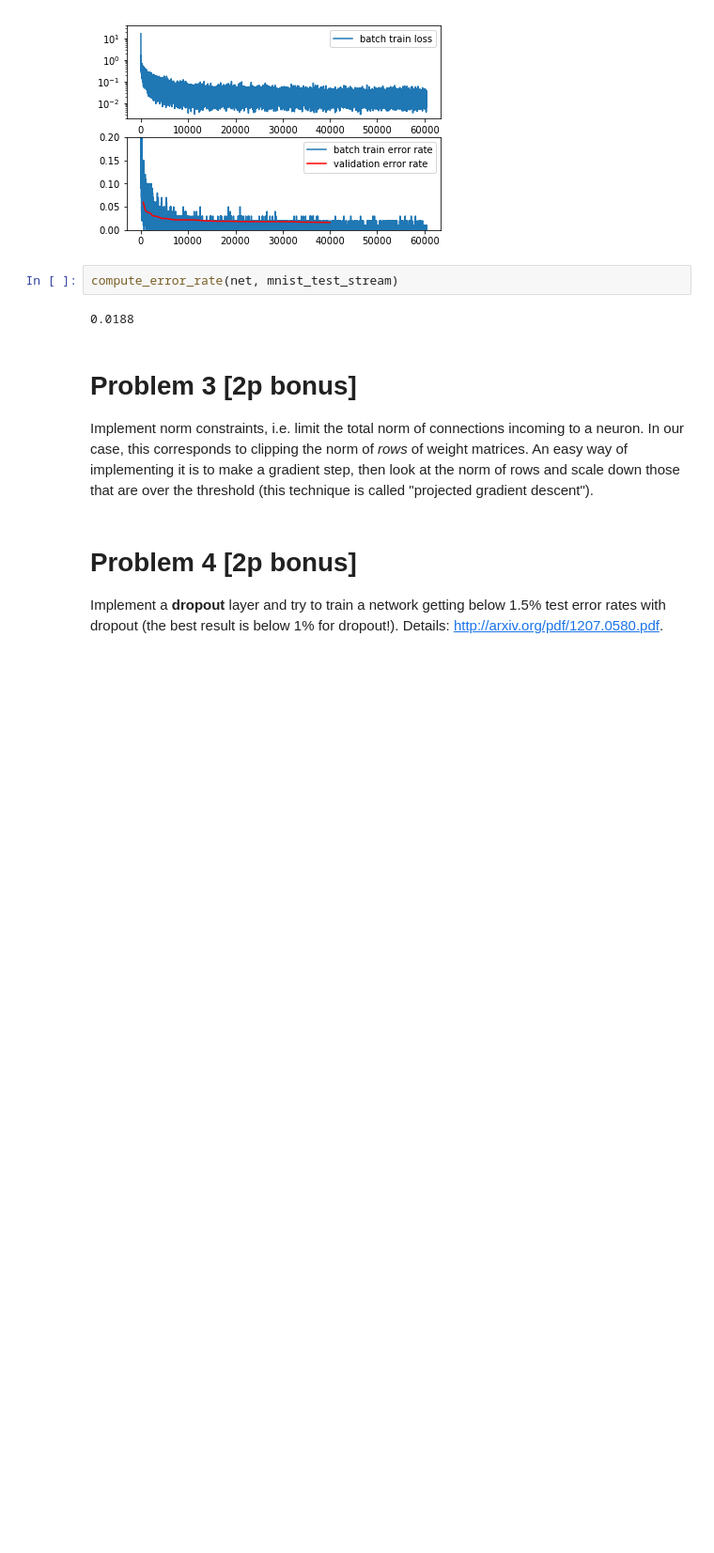
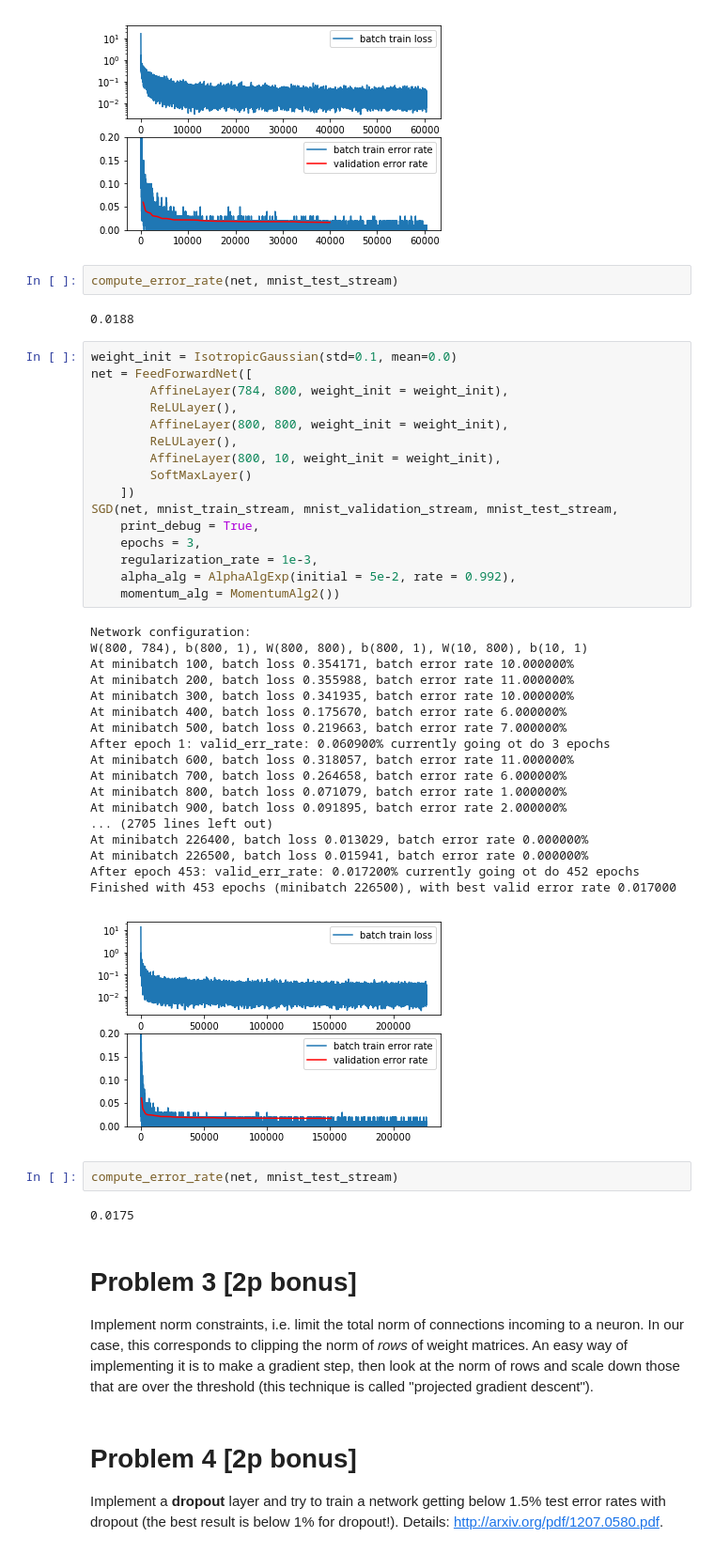
Before and after one commit to swistak35/nn_assignments, a Jupyter notebook: assignment5/Assignment5.ipynb, the cells around one changed output. Shown at 94% size. Saved outputs shown, nothing was run; the diff lists cells and outputs as text; blank space fills up the shorter version.

```diff
--- a/assignment5/Assignment5.ipynb
+++ b/assignment5/Assignment5.ipynb
@@ -617,6 +619,45 @@ Finished with 121 epochs (minibatch 60500), with best valid error rate 0.016300
 compute_error_rate(net, mnist_test_stream)
 # %% [output]
 0.0188
+# %%
+weight_init = IsotropicGaussian(std=0.1, mean=0.0)
+net = FeedForwardNet([
+        AffineLayer(784, 800, weight_init = weight_init),
+        ReLULayer(),
+        AffineLayer(800, 800, weight_init = weight_init),
+        ReLULayer(),
+        AffineLayer(800, 10, weight_init = weight_init),
+        SoftMaxLayer()
+    ])
+SGD(net, mnist_train_stream, mnist_validation_stream, mnist_test_stream,
+    print_debug = True,
+    epochs = 3,
+    regularization_rate = 1e-3,
+    alpha_alg = AlphaAlgExp(initial = 5e-2, rate = 0.992),
+    momentum_alg = MomentumAlg2())
+# %% [output]
+Network configuration:
+W(800, 784), b(800, 1), W(800, 800), b(800, 1), W(10, 800), b(10, 1)
+At minibatch 100, batch loss 0.354171, batch error rate 10.000000%
+At minibatch 200, batch loss 0.355988, batch error rate 11.000000%
+At minibatch 300, batch loss 0.341935, batch error rate 10.000000%
+At minibatch 400, batch loss 0.175670, batch error rate 6.000000%
+At minibatch 500, batch loss 0.219663, batch error rate 7.000000%
+After epoch 1: valid_err_rate: 0.060900% currently going ot do 3 epochs
+At minibatch 600, batch loss 0.318057, batch error rate 11.000000%
+At minibatch 700, batch loss 0.264658, batch error rate 6.000000%
+At minibatch 800, batch loss 0.071079, batch error rate 1.000000%
+At minibatch 900, batch loss 0.091895, batch error rate 2.000000%
+... (2705 lines left out)
+At minibatch 226400, batch loss 0.013029, batch error rate 0.000000%
+At minibatch 226500, batch loss 0.015941, batch error rate 0.000000%
+After epoch 453: valid_err_rate: 0.017200% currently going ot do 452 epochs
+Finished with 453 epochs (minibatch 226500), with best valid error rate 0.017000
+[figure, added]
+# %%
+compute_error_rate(net, mnist_test_stream)
+# %% [output]
+0.0175
 # %% [markdown]
 # Problem 3 [2p bonus]
 
```
Also changed, not shown: parts of 6 cells of this notebook.
